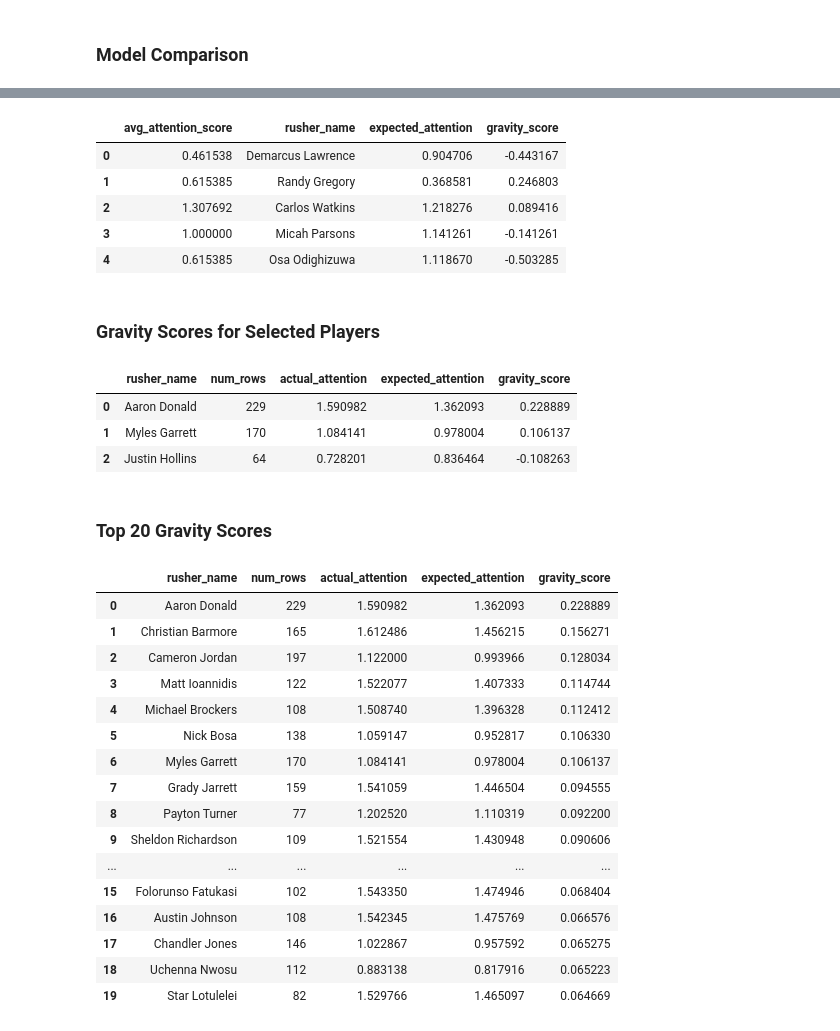
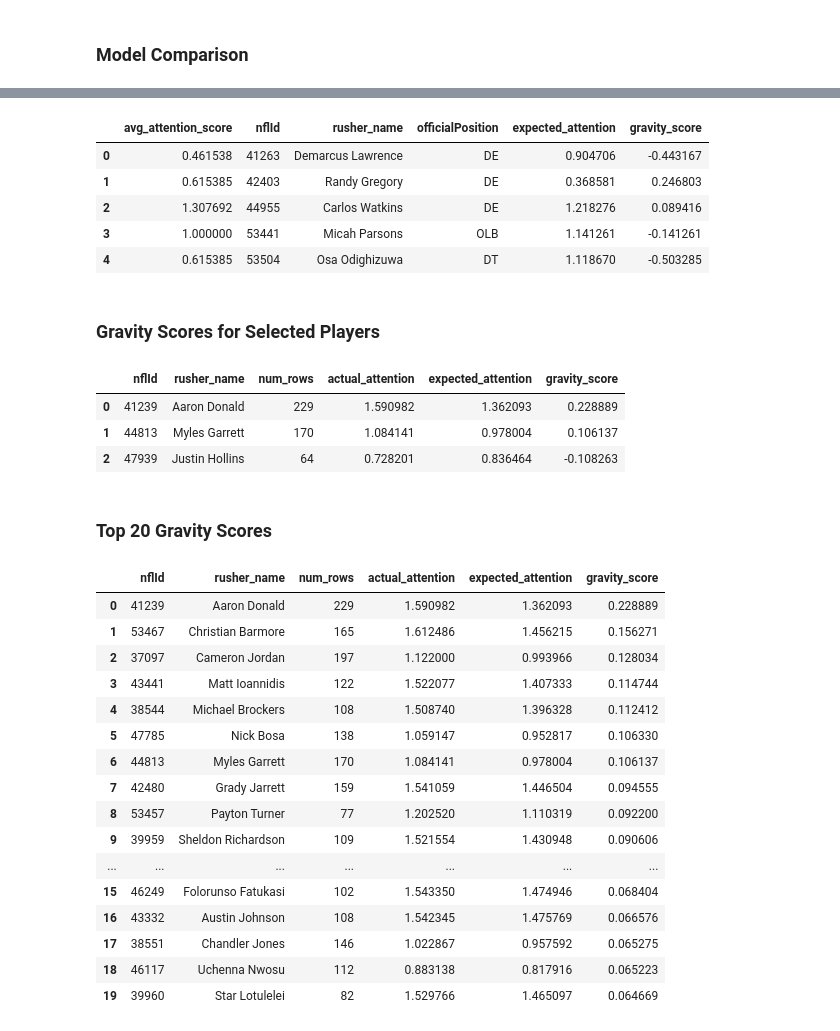
Before and after one commit to mouchatt6/BSA-Football-2026-Gravity-Metrics, a Jupyter notebook: Data Cleaning + Engineering/scripts/xgboost_model_expected_attention.ipynb, the cells around one changed output, grey strips where cells are left out. Drawn from its saved outputs; the diff is of its cells as text; code cells hidden in the pictures.

```diff
--- a/Data Cleaning + Engineering/scripts/xgboost_model_expected_attention.ipynb
+++ b/Data Cleaning + Engineering/scripts/xgboost_model_expected_attention.ipynb
@@ -8,8 +8,8 @@ from sklearn.metrics import mean_absolute_error, mean_squared_error, r2_score
 # %%
 # load X_train and y_train
 X_train = pd.read_csv("../outputs_csv/X_train.csv")
-y_train = pd.read_csv("../outputs_csv/y_train.csv")
-y_train = y_train["avg_attention_score"]
+y_original = pd.read_csv("../outputs_csv/y_train.csv")
+y_train = y_original["avg_attention_score"]
 # %%
 # implement cross validation using an 80-20 split.
 # 5 folds means each validation fold is 20% of the data and each training fold is 80%.
@@ -294,12 +279,12 @@ gravity_dataset["gravity_score"] = (
 
 gravity_dataset.head()
 # %% [output]
-|  | avg_attention_score | rusher_name | expected_attention | gravity_score |
-| 0 | 0.461538 | Demarcus Lawrence | 0.904706 | -0.443167 |
-| 1 | 0.615385 | Randy Gregory | 0.368581 | 0.246803 |
-| 2 | 1.307692 | Carlos Watkins | 1.218276 | 0.089416 |
-| 3 | 1.000000 | Micah Parsons | 1.141261 | -0.141261 |
-| 4 | 0.615385 | Osa Odighizuwa | 1.118670 | -0.503285 |
+|  | avg_attention_score | nflId | rusher_name | officialPosition | expected_attention | gravity_score |
+| 0 | 0.461538 | 41263 | Demarcus Lawrence | DE | 0.904706 | -0.443167 |
+| 1 | 0.615385 | 42403 | Randy Gregory | DE | 0.368581 | 0.246803 |
+| 2 | 1.307692 | 44955 | Carlos Watkins | DE | 1.218276 | 0.089416 |
+| 3 | 1.000000 | 53441 | Micah Parsons | OLB | 1.141261 | -0.141261 |
+| 4 | 0.615385 | 53504 | Osa Odighizuwa | DT | 1.118670 | -0.503285 |
 # %% [markdown]
 ### Gravity Scores for Selected Players
 # %%
@@ -307,8 +292,9 @@ selected_players = ["Myles Garrett", "Aaron Donald", "Justin Hollins"]
 
 selected_player_gravity = (
     gravity_dataset[gravity_dataset["rusher_name"].isin(selected_players)]
-    .groupby("rusher_name", as_index=False)
+    .groupby("nflId", as_index=False)
     .agg(
+        rusher_name=("rusher_name", "first"),
         num_rows=("gravity_score", "size"),
         actual_attention=("avg_attention_score", "mean"),
         expected_attention=("expected_attention", "mean"),
@@ -320,47 +306,48 @@ selected_player_gravity = (
 
 selected_player_gravity
 # %% [output]
-|  | rusher_name | num_rows | actual_attention | expected_attention | gravity_score |
-| 0 | Aaron Donald | 229 | 1.590982 | 1.362093 | 0.228889 |
-| 1 | Myles Garrett | 170 | 1.084141 | 0.978004 | 0.106137 |
-| 2 | Justin Hollins | 64 | 0.728201 | 0.836464 | -0.108263 |
+|  | nflId | rusher_name | num_rows | actual_attention | expected_attention | gravity_score |
+| 0 | 41239 | Aaron Donald | 229 | 1.590982 | 1.362093 | 0.228889 |
+| 1 | 44813 | Myles Garrett | 170 | 1.084141 | 0.978004 | 0.106137 |
+| 2 | 47939 | Justin Hollins | 64 | 0.728201 | 0.836464 | -0.108263 |
 # %% [markdown]
 ### Top 20 Gravity Scores
 # %%
 top_20_gravity_scores = (
     gravity_dataset
-    .groupby("rusher_name", as_index=False)
+    .groupby("nflId", as_index=False)
     .agg(
+        rusher_name=("rusher_name", "first"),
         num_rows=("gravity_score", "size"),
         actual_attention=("avg_attention_score", "mean"),
         expected_attention=("expected_attention", "mean"),
         gravity_score=("gravity_score", "mean"),
     )
     .query("num_rows >= 75")
     .sort_values("gravity_score", ascending=False)
     .head(20)
     .reset_index(drop=True)
 )
 
 top_20_gravity_scores
 # %% [output]
-|  | rusher_name | num_rows | actual_attention | expected_attention | gravity_score |
-| 0 | Aaron Donald | 229 | 1.590982 | 1.362093 | 0.228889 |
-| 1 | Christian Barmore | 165 | 1.612486 | 1.456215 | 0.156271 |
-| 2 | Cameron Jordan | 197 | 1.122000 | 0.993966 | 0.128034 |
-| 3 | Matt Ioannidis | 122 | 1.522077 | 1.407333 | 0.114744 |
-| 4 | Michael Brockers | 108 | 1.508740 | 1.396328 | 0.112412 |
-| 5 | Nick Bosa | 138 | 1.059147 | 0.952817 | 0.106330 |
-| 6 | Myles Garrett | 170 | 1.084141 | 0.978004 | 0.106137 |
-| 7 | Grady Jarrett | 159 | 1.541059 | 1.446504 | 0.094555 |
-| 8 | Payton Turner | 77 | 1.202520 | 1.110319 | 0.092200 |
-| 9 | Sheldon Richardson | 109 | 1.521554 | 1.430948 | 0.090606 |
-| ... | ... | ... | ... | ... | ... |
-| 15 | Folorunso Fatukasi | 102 | 1.543350 | 1.474946 | 0.068404 |
-| 16 | Austin Johnson | 108 | 1.542345 | 1.475769 | 0.066576 |
-| 17 | Chandler Jones | 146 | 1.022867 | 0.957592 | 0.065275 |
-| 18 | Uchenna Nwosu | 112 | 0.883138 | 0.817916 | 0.065223 |
-| 19 | Star Lotulelei | 82 | 1.529766 | 1.465097 | 0.064669 |
+|  | nflId | rusher_name | num_rows | actual_attention | expected_attention | gravity_score |
+| 0 | 41239 | Aaron Donald | 229 | 1.590982 | 1.362093 | 0.228889 |
+| 1 | 53467 | Christian Barmore | 165 | 1.612486 | 1.456215 | 0.156271 |
+| 2 | 37097 | Cameron Jordan | 197 | 1.122000 | 0.993966 | 0.128034 |
+| 3 | 43441 | Matt Ioannidis | 122 | 1.522077 | 1.407333 | 0.114744 |
+| 4 | 38544 | Michael Brockers | 108 | 1.508740 | 1.396328 | 0.112412 |
+| 5 | 47785 | Nick Bosa | 138 | 1.059147 | 0.952817 | 0.106330 |
+| 6 | 44813 | Myles Garrett | 170 | 1.084141 | 0.978004 | 0.106137 |
+| 7 | 42480 | Grady Jarrett | 159 | 1.541059 | 1.446504 | 0.094555 |
+| 8 | 53457 | Payton Turner | 77 | 1.202520 | 1.110319 | 0.092200 |
+| 9 | 39959 | Sheldon Richardson | 109 | 1.521554 | 1.430948 | 0.090606 |
+| ... | ... | ... | ... | ... | ... | ... |
+| 15 | 46249 | Folorunso Fatukasi | 102 | 1.543350 | 1.474946 | 0.068404 |
+| 16 | 43332 | Austin Johnson | 108 | 1.542345 | 1.475769 | 0.066576 |
+| 17 | 38551 | Chandler Jones | 146 | 1.022867 | 0.957592 | 0.065275 |
+| 18 | 46117 | Uchenna Nwosu | 112 | 0.883138 | 0.817916 | 0.065223 |
+| 19 | 39960 | Star Lotulelei | 82 | 1.529766 | 1.465097 | 0.064669 |
 # %%
 top_20_gravity_scores = (
     gravity_dataset
```
Also changed, not shown: parts of 15 cells of this notebook, 5 other files.
